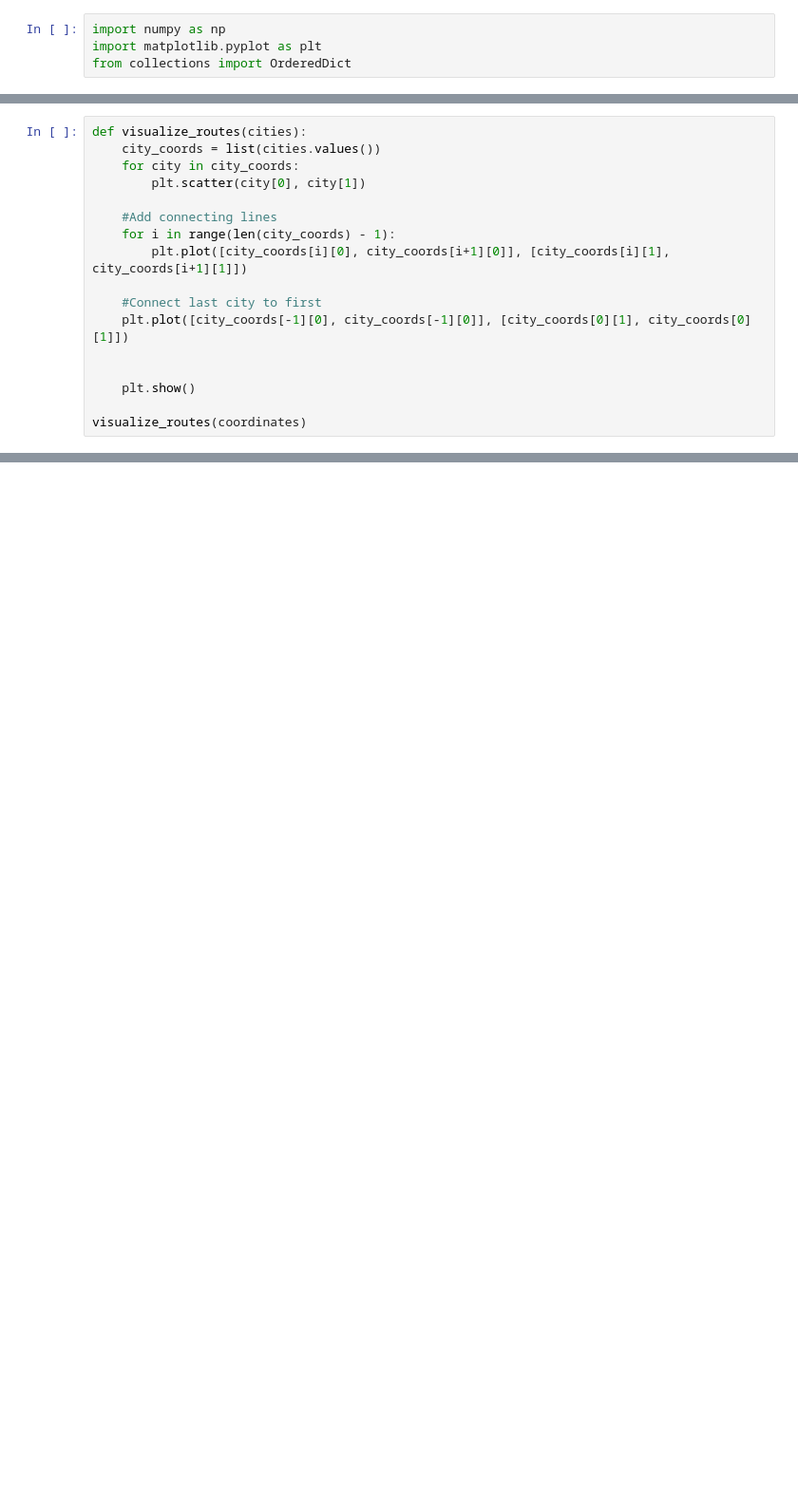
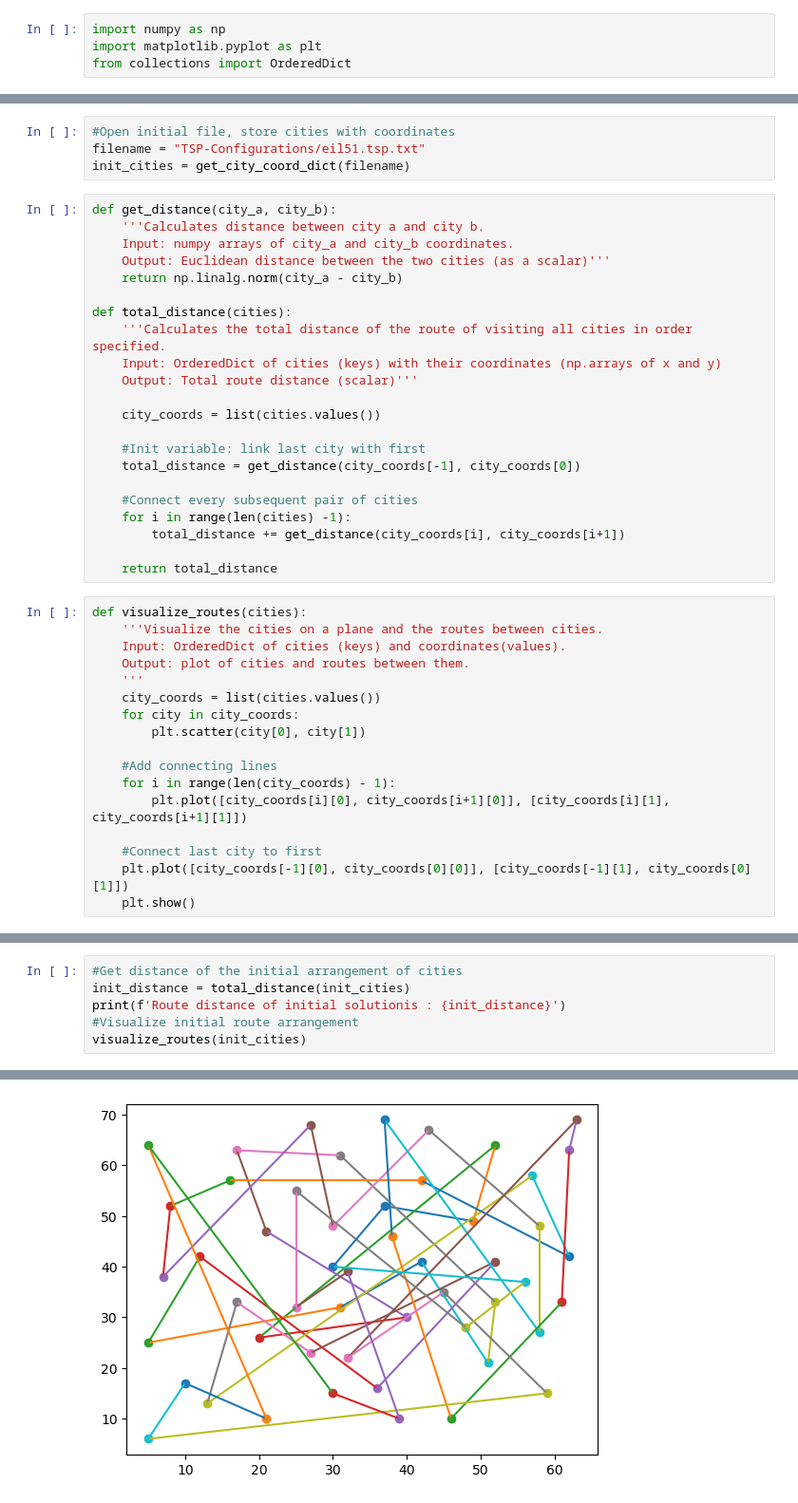
Before and after one commit to koenweverink/stochastic_simulation_assignment_3, a Jupyter notebook: TSM.ipynb, the cells around one changed output, grey strips where cells are left out. Shown: that part at 95% size. Cells and saved outputs as stored; diff of their text form; blank space fills up the shorter version.

```diff
--- a/TSM.ipynb
+++ b/TSM.ipynb
@@ -41,5 +25,35 @@ print(t)
+# %%
+#Open initial file, store cities with coordinates
+filename = "TSP-Configurations/eil51.tsp.txt"
+init_cities = get_city_coord_dict(filename)
+# %%
+def get_distance(city_a, city_b):
+    '''Calculates distance between city a and city b.
+    Input: numpy arrays of city_a and city_b coordinates.
+    Output: Euclidean distance between the two cities (as a scalar)'''
+    return np.linalg.norm(city_a - city_b)
+
+def total_distance(cities):
+    '''Calculates the total distance of the route of visiting all cities in order specified.
+    Input: OrderedDict of cities (keys) with their coordinates (np.arrays of x and y)
+    Output: Total route distance (scalar)'''
+
+    city_coords = list(cities.values())
+
+    #Init variable: link last city with first
+    total_distance = get_distance(city_coords[-1], city_coords[0])
+
+    #Connect every subsequent pair of cities
+    for i in range(len(cities) -1):
+        total_distance += get_distance(city_coords[i], city_coords[i+1])
+
+    return total_distance
 # %%
 def visualize_routes(cities):
+    '''Visualize the cities on a plane and the routes between cities.
+    Input: OrderedDict of cities (keys) and coordinates(values).
+    Output: plot of cities and routes between them.
+    '''
     city_coords = list(cities.values())
     for city in city_coords:
         plt.scatter(city[0], city[1])
@@ -49,9 +63,5 @@ def visualize_routes(cities):
         plt.plot([city_coords[i][0], city_coords[i+1][0]], [city_coords[i][1], city_coords[i+1][1]])
 
     #Connect last city to first
-    plt.plot([city_coords[-1][0], city_coords[-1][0]], [city_coords[0][1], city_coords[0][1]])
-
-
+    plt.plot([city_coords[-1][0], city_coords[0][0]], [city_coords[-1][1], city_coords[0][1]])
     plt.show()
-
-visualize_routes(coordinates)
@@ -91,0 +68,7 @@ OrderedDict([(1, array([37, 52])), (2, array([49, 49])), (3, array([52, 64])), (
+# %%
+#Get distance of the initial arrangement of cities
+init_distance = total_distance(init_cities)
+print(f'Route distance of initial solutionis : {init_distance}')
+#Visualize initial route arrangement
+visualize_routes(init_cities)
+# %% [output]
@@ -91,0 +76 @@ OrderedDict([(1, array([37, 52])), (2, array([49, 49])), (3, array([52, 64])), (
+[figure, added]
```
Also changed, not shown: parts of 16 cells of this notebook.
